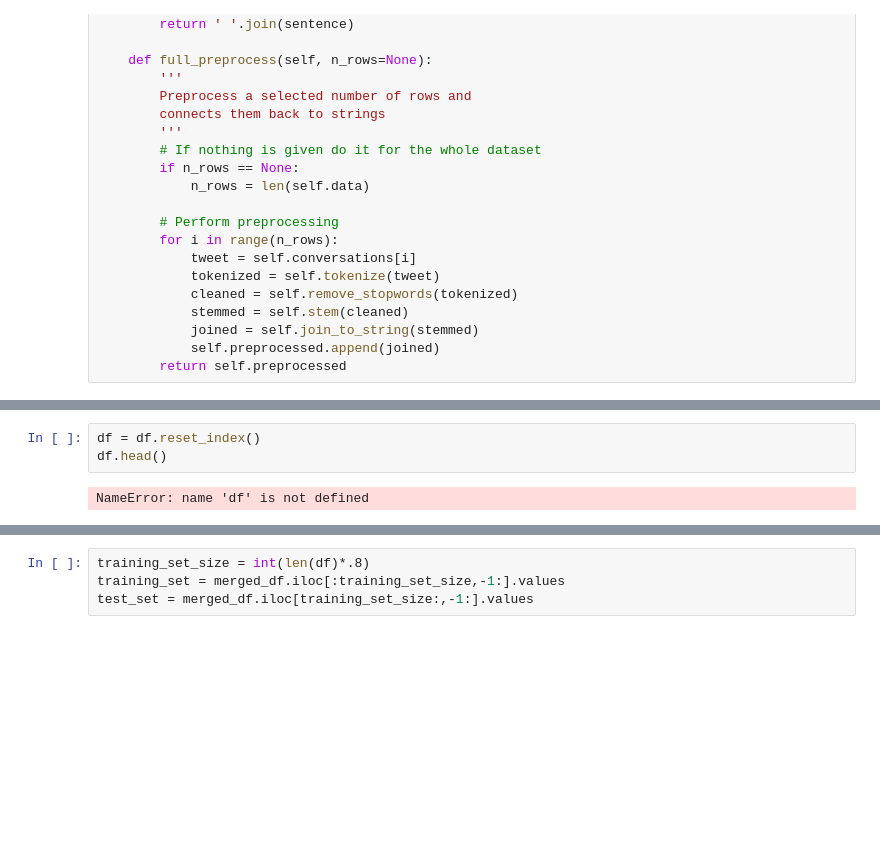
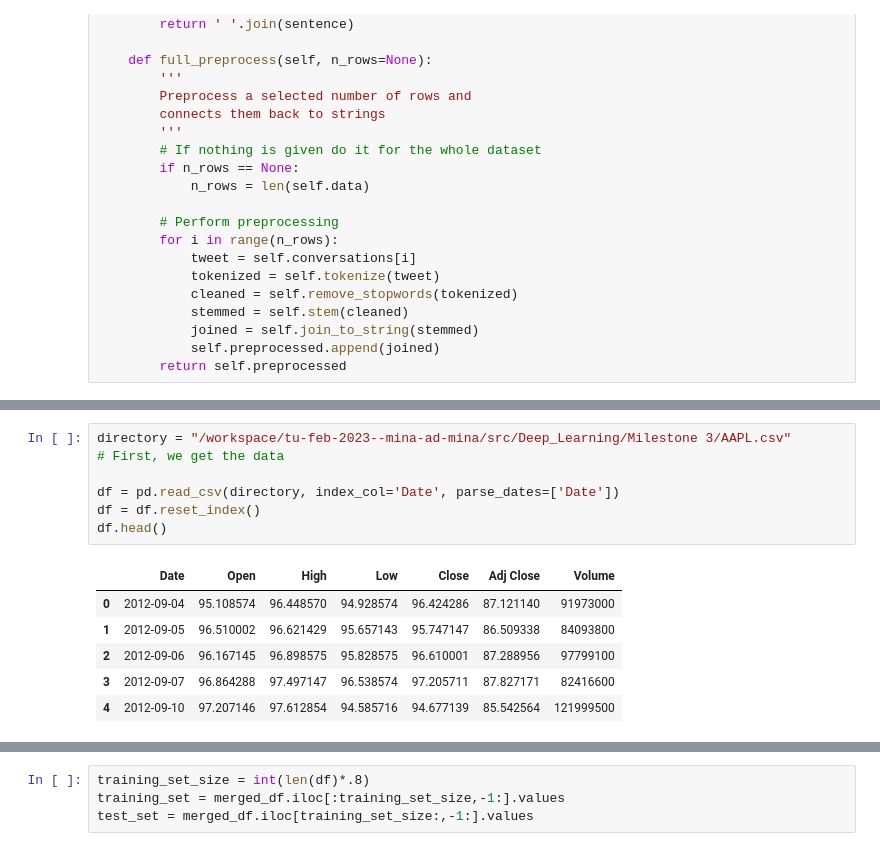
Before and after one commit to MisterGheb/mina, a Jupyter notebook: src/Deep_Learning/Milestone 3/milestone3.ipynb, the cells around one changed output, grey strips where cells are left out. Drawn from its saved outputs; the diff is of its cells as text; blank space fills up the shorter version.

```diff
--- a/src/Deep_Learning/Milestone 3/milestone3.ipynb
+++ b/src/Deep_Learning/Milestone 3/milestone3.ipynb
@@ -133,8 +138,17 @@ apple_tweets.head()
-# %%
-df = df.reset_index()
-df.head()
-# %% [output]
-NameError: name 'df' is not defined
+# %%
+directory = "/workspace/tu-feb-2023--mina-ad-mina/src/Deep_Learning/Milestone 3/AAPL.csv"
+# First, we get the data
+
+df = pd.read_csv(directory, index_col='Date', parse_dates=['Date'])
+df = df.reset_index()
+df.head()
+# %% [output]
+|  | Date | Open | High | Low | Close | Adj Close | Volume |
+| 0 | 2012-09-04 | 95.108574 | 96.448570 | 94.928574 | 96.424286 | 87.121140 | 91973000 |
+| 1 | 2012-09-05 | 96.510002 | 96.621429 | 95.657143 | 95.747147 | 86.509338 | 84093800 |
+| 2 | 2012-09-06 | 96.167145 | 96.898575 | 95.828575 | 96.610001 | 87.288956 | 97799100 |
+| 3 | 2012-09-07 | 96.864288 | 97.497147 | 96.538574 | 97.205711 | 87.827171 | 82416600 |
+| 4 | 2012-09-10 | 97.207146 | 97.612854 | 94.585716 | 94.677139 | 85.542564 | 121999500 |
 # %%
 # # Convert the 'created_at' column in the tweets dataframe to datetime format
 apple_tweets['created_at'] = pd.to_datetime(apple_tweets['created_at'], utc=True).dt.date
```
Also changed, not shown: parts of 14 cells of this notebook, 2 other files.
